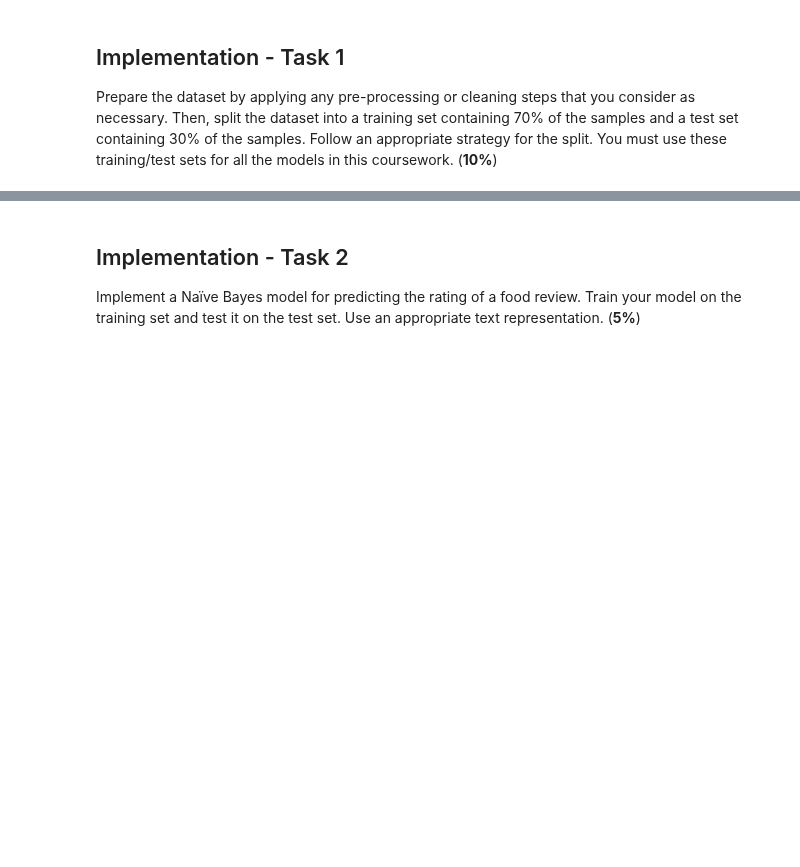
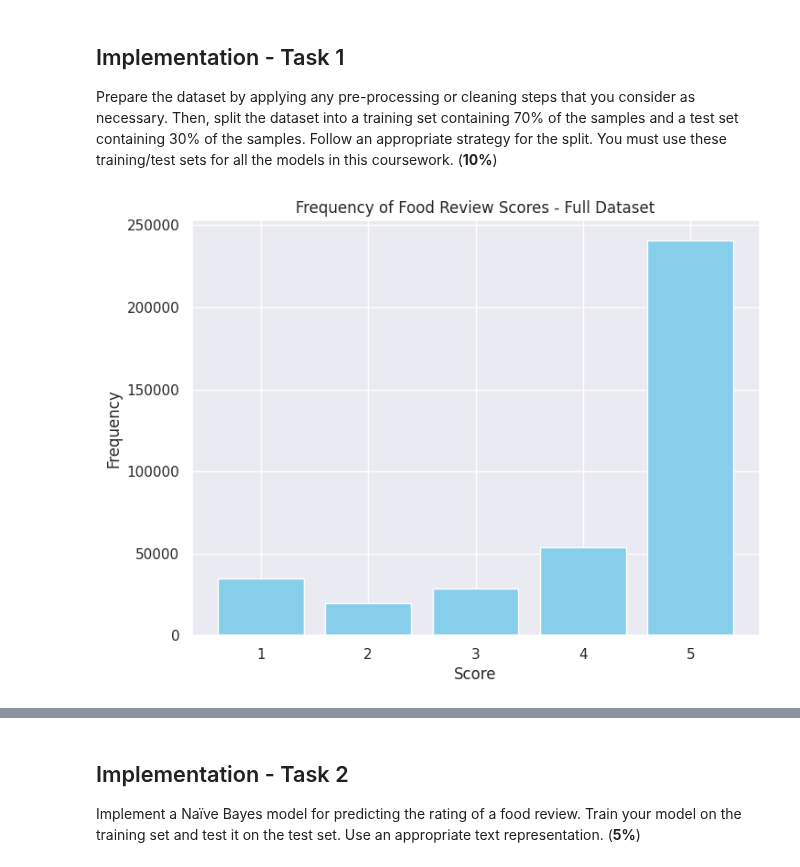
Before and after one commit to alasdair-breasley/tmla-assignment, a Jupyter notebook: TMLA_Assignment.ipynb, the cells around one changed output, grey strips where cells are left out. Cells and saved outputs as stored; diff of their text form; code cells hidden in the pictures; blank space fills up the shorter version.

Commit message:
Task 1 - Graphs of Score frequencies for full, train, and test datasets.

```diff
--- a/TMLA_Assignment.ipynb
+++ b/TMLA_Assignment.ipynb
@@ -346,3 +346,18 @@ if (load_preprocessed_data != True):
         train_labels = train_data["Score"]
 
         train_data = train_data["Text"]
+# %%
+# Visualise the frequency of Score values for the entire dataset
+all_scores = pd.Series(train_labels + test_labels)
+all_frequencies = all_scores.value_counts()
+all_frequencies = all_frequencies.reset_index()
+all_frequencies.columns = ["Score", "Frequency"]
+
+plt.figure(figsize = (8, 6), dpi = 100)
+plt.bar(all_frequencies["Score"], all_frequencies["Frequency"], color = "skyblue")
+plt.xlabel("Score")
+plt.ylabel("Frequency")
+plt.title("Frequency of Food Review Scores - Full Dataset")
+plt.show()
+# %% [output]
+[figure, added]
```
Also changed, not shown: parts of 4 cells of this notebook.
